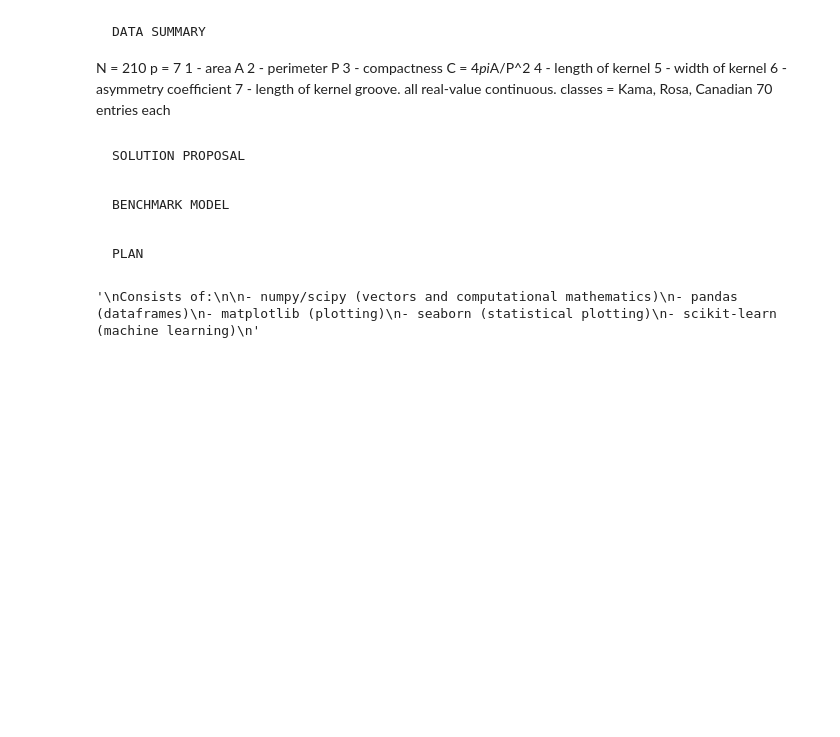
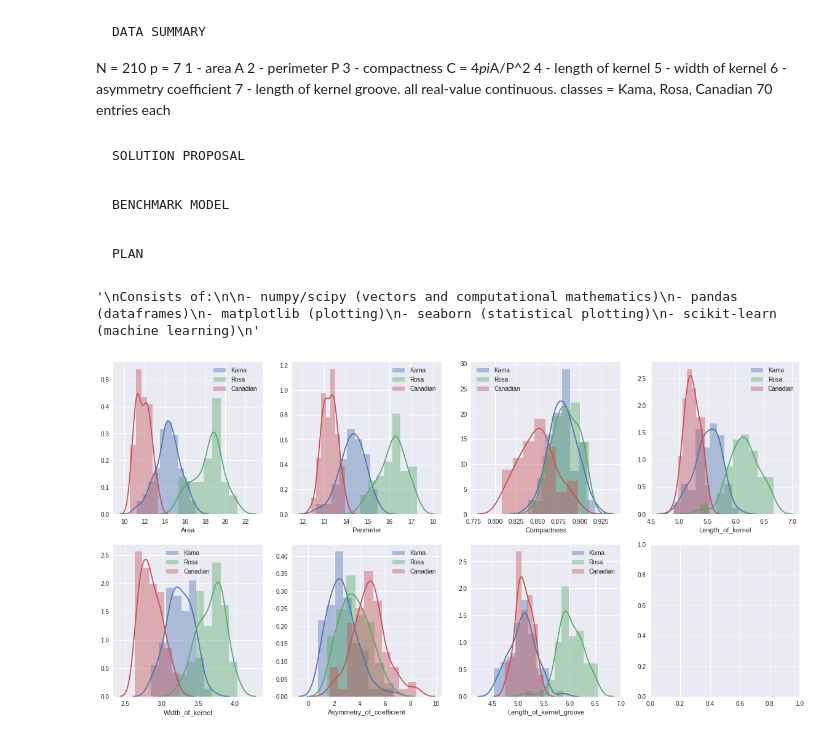
Before and after one commit to LiamJGeorge/UCI-ML-SEEDS, a Jupyter notebook: SeedsBook.ipynb, the cells around one changed output. Saved outputs shown, nothing was run; the diff lists cells and outputs as text; code cells hidden in the pictures; blank space fills up the shorter version.

```diff
--- a/SeedsBook.ipynb
+++ b/SeedsBook.ipynb
@@ -48,21 +48,51 @@ Consists of:
 # %%
 # import data, somehow, someway
 
 currentDirec = "/home/liamjgeorge/uclax-data-science/seedsProject/"
 
 #method 1
 def loadSeedData():
     SEEDS_DATA_URL = "https://archive.ics.uci.edu/ml/machine-learning-databases/00236/seeds_dataset.txt"
-    pd.read_csv(SEEDS_DATA_URL, sep=r'\s+', header= None)
+    return pd.read_csv(SEEDS_DATA_URL, sep=r'\s+', header= None)
 
-
+'''
 # method 2
-def loadSeedData2(file, csvFileName):
+def loadSeedData2():
     txt_file = r"/home/liamjgeorge/uclax-data-science/seedsProject/seeds.txt"
     csv_file = r"/home/liamjgeorge/uclax-data-science/seedsProject/seeds.csv"
     in_txt = csv.reader(open(txt_file, "r"), delimiter = '\t')
     out_csv = csv.writer(open(csv_file, 'w'))
     out_csv.writerows(in_txt)
-    #pd.read_csv()
+    return pd.read_csv(out_csv)
+'''
 
-loadSeedData()
+table = loadSeedData()
+'''
+1. area A,
+2. perimeter P,
+3. compactness C = 4*pi*A/P^2,
+4. length of kernel,
+5. width of kernel,
+6. asymmetry coefficient
+7. length of kernel groove.
+'''
+featureNames = np.array(['Area', 'Perimeter','Compactness', 'Length_of_kernel','Width_of_kernel','Asymmetry_of_coefficient','Length_of_kernel_groove', 'Label'])
+table.columns = featureNames
+targetNames = np.array([ 'Kama', 'Rosa', 'Canadian'])
+table['Label'] = targetNames[table.Label-1]
+
+
+_, ax = plt.subplots(2,4, figsize=(20,10))
+
+
+for plotIndex in range(7):
+    for seedClass in table.Label.unique():
+        plotting_df = table[table.Label == seedClass ]
+        sns.distplot(plotting_df[featureNames[plotIndex]], ax=ax[int(plotIndex/4)][plotIndex%4], label=seedClass)
+        ax[int(plotIndex/4)][plotIndex%4].legend()
+
+
+
+#table
+# %% [output]
+[figure, added]
```
